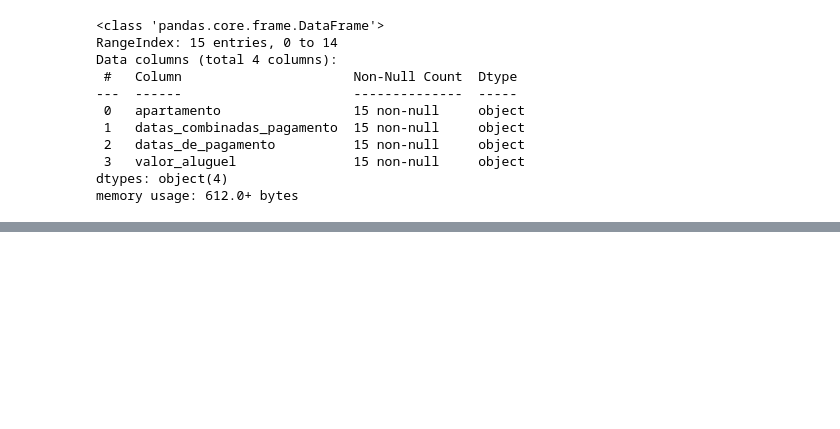
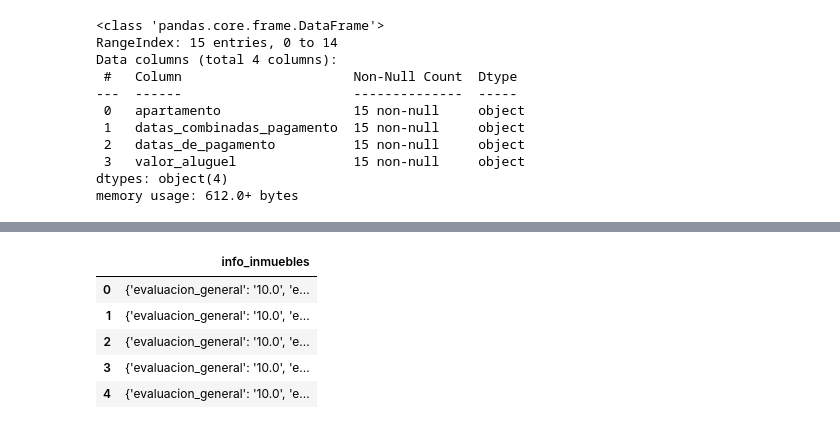
Before and after one commit to Zuzed22/Pandas-conociendo-la-biblioteca, a Jupyter notebook: Desafío_trabajando_en_otros_contextos.ipynb, the cells around one changed output, grey strips where cells are left out. Cells and saved outputs as stored; diff of their text form; code cells hidden in the pictures; blank space fills up the shorter version.

```diff
--- a/Desafío_trabajando_en_otros_contextos.ipynb
+++ b/Desafío_trabajando_en_otros_contextos.ipynb
@@ -284,0 +293,10 @@ memory usage: 612.0+ bytes
+# %%
+datos = pd.read_json('/content/datos_hosting.json')
+datos.head()
+# %% [output]
+|  | info_inmuebles |
+| 0 | {'evaluacion_general': '10.0', 'e... |
+| 1 | {'evaluacion_general': '10.0', 'e... |
+| 2 | {'evaluacion_general': '10.0', 'e... |
+| 3 | {'evaluacion_general': '10.0', 'e... |
+| 4 | {'evaluacion_general': '10.0', 'e... |
```
Also changed, not shown: parts of 9 cells of this notebook.
